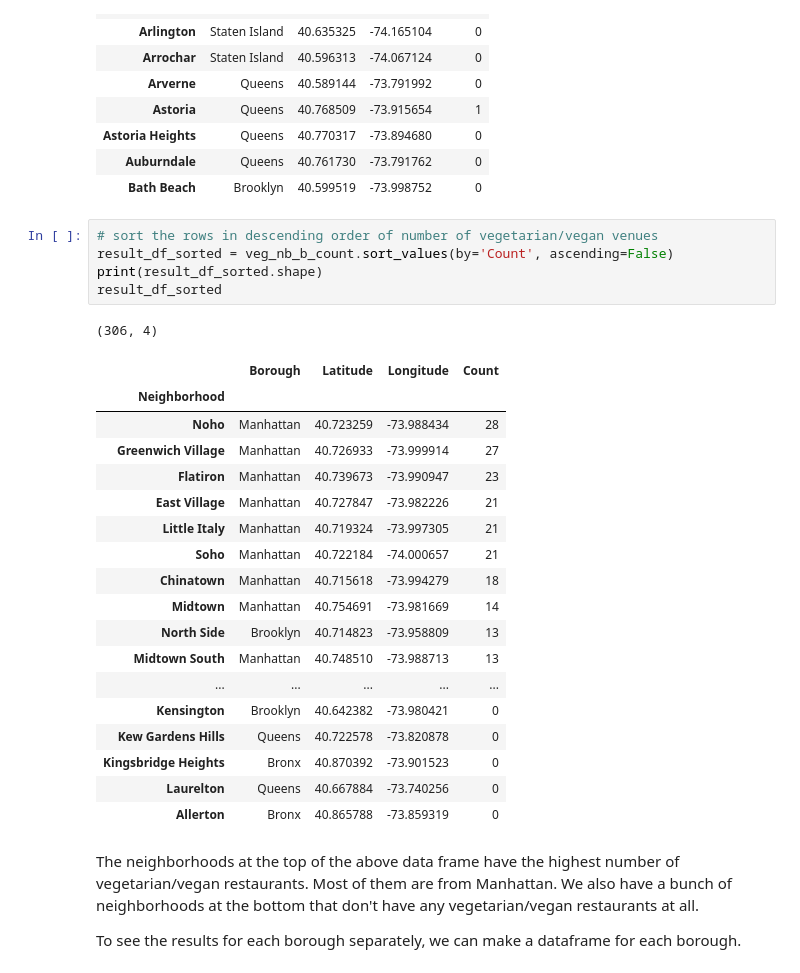
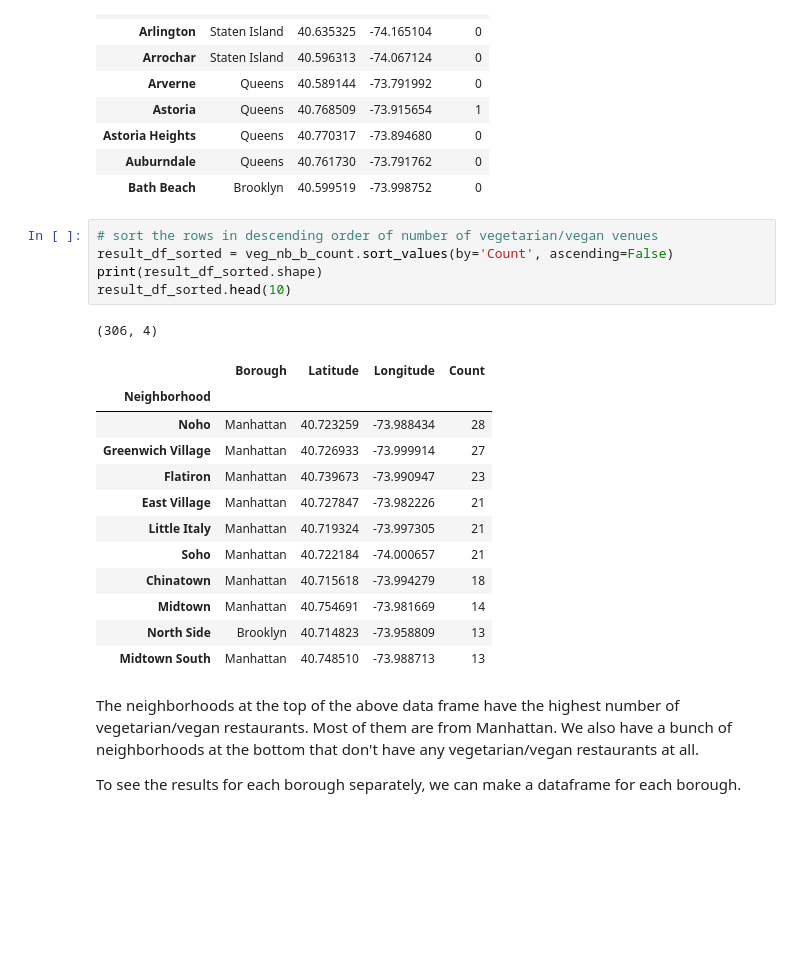
Before and after one commit to angelhe903/Coursera_Capstone, a Jupyter notebook: Project_notebook.ipynb, the cells around one changed output. Drawn from its saved outputs; the diff is of its cells as text; blank space fills up the shorter version.

```diff
--- a/Project_notebook.ipynb
+++ b/Project_notebook.ipynb
@@ -289,28 +289,22 @@ veg_nb_b_count.head(10)
 # %%
 # sort the rows in descending order of number of vegetarian/vegan venues
 result_df_sorted = veg_nb_b_count.sort_values(by='Count', ascending=False)
 print(result_df_sorted.shape)
-result_df_sorted
+result_df_sorted.head(10)
 # %% [output]
 (306, 4)
 |  | Borough | Latitude | Longitude | Count |
 | Neighborhood |  |  |  |  |
 | Noho | Manhattan | 40.723259 | -73.988434 | 28 |
 | Greenwich Village | Manhattan | 40.726933 | -73.999914 | 27 |
 | Flatiron | Manhattan | 40.739673 | -73.990947 | 23 |
 | East Village | Manhattan | 40.727847 | -73.982226 | 21 |
 | Little Italy | Manhattan | 40.719324 | -73.997305 | 21 |
 | Soho | Manhattan | 40.722184 | -74.000657 | 21 |
 | Chinatown | Manhattan | 40.715618 | -73.994279 | 18 |
 | Midtown | Manhattan | 40.754691 | -73.981669 | 14 |
 | North Side | Brooklyn | 40.714823 | -73.958809 | 13 |
 | Midtown South | Manhattan | 40.748510 | -73.988713 | 13 |
-| ... | ... | ... | ... | ... |
-| Kensington | Brooklyn | 40.642382 | -73.980421 | 0 |
-| Kew Gardens Hills | Queens | 40.722578 | -73.820878 | 0 |
-| Kingsbridge Heights | Bronx | 40.870392 | -73.901523 | 0 |
-| Laurelton | Queens | 40.667884 | -73.740256 | 0 |
-| Allerton | Bronx | 40.865788 | -73.859319 | 0 |
 # %% [markdown]
 The neighborhoods at the top of the above data frame have the highest number of vegetarian/vegan restaurants. Most of them are from Manhattan. We also have a bunch of neighborhoods at the bottom that don't have any vegetarian/vegan restaurants at all.
 
```
Also changed, not shown: parts of 4 cells of this notebook.
